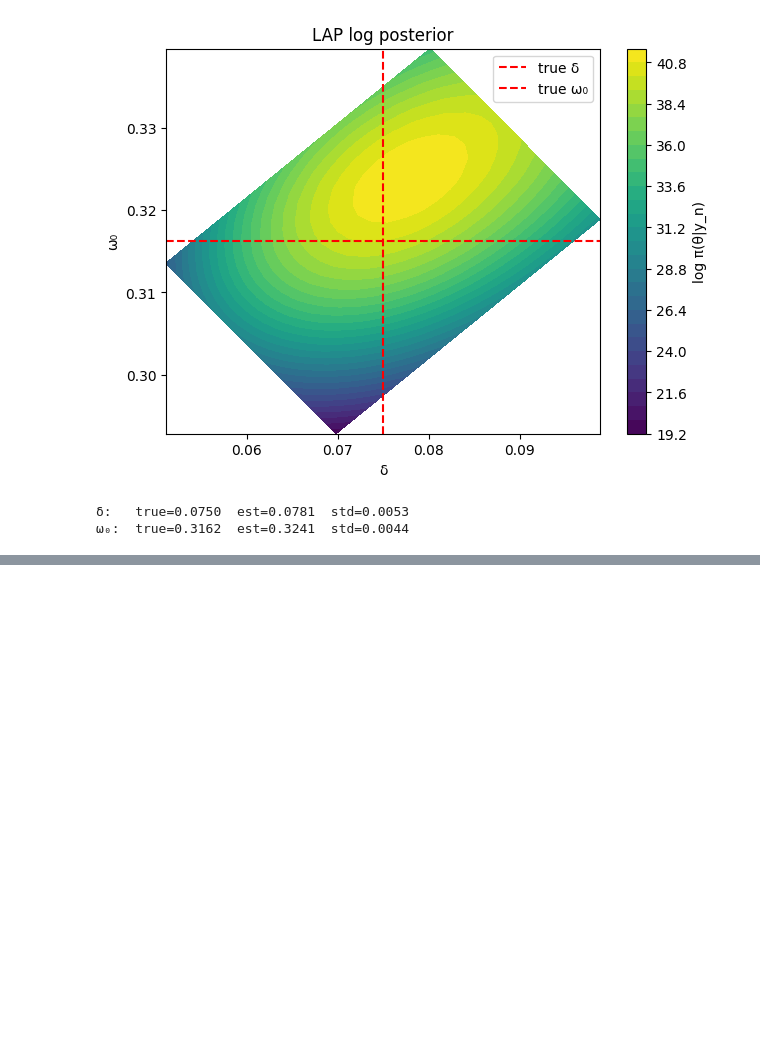
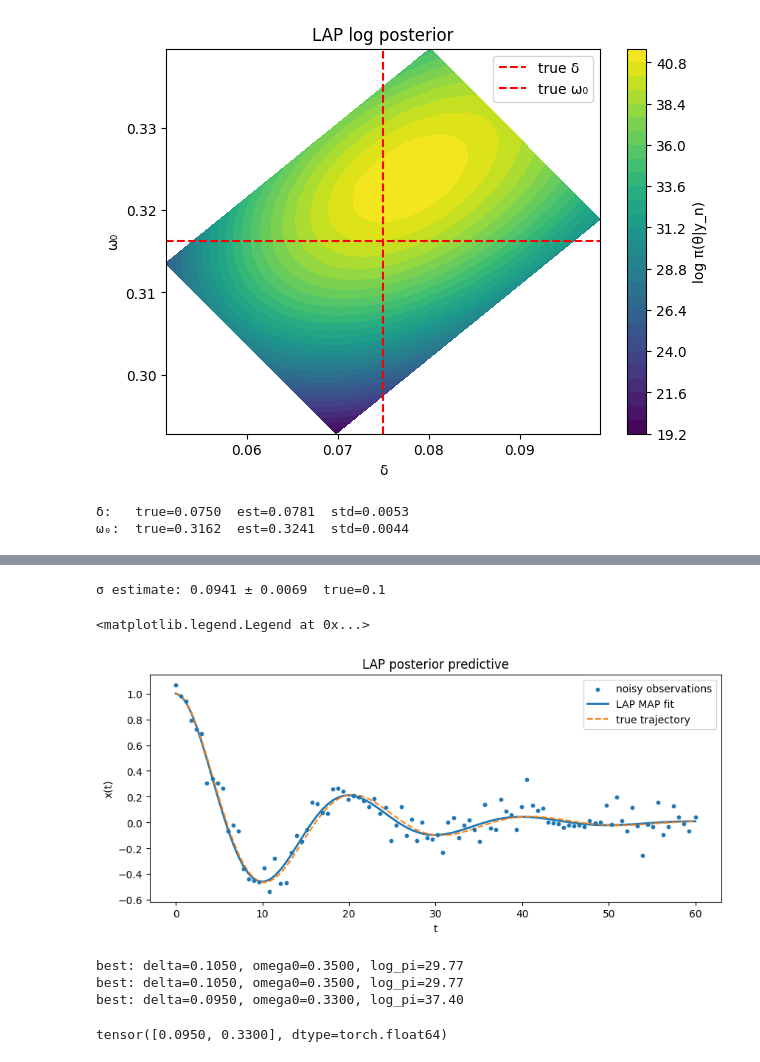
Before and after one commit to Eluyscuti/PINN-tutorial, a Jupyter notebook: laplace_transform/LAP.ipynb, the cells around one changed output, grey strips where cells are left out. Cells and saved outputs as stored; diff of their text form; code cells hidden in the pictures; blank space fills up the shorter version.

```diff
--- a/laplace_transform/LAP.ipynb
+++ b/laplace_transform/LAP.ipynb
@@ -657,0 +579,64 @@ tensor([[-59945.0860,  19923.2507],
+# %%
+sigma_samples = 1.0 / np.sqrt(tau2_samples)
+print(f"σ estimate: {np.mean(sigma_samples):.4f} ± {np.std(sigma_samples):.4f}  true=0.1")
+# %% [output]
+σ estimate: 0.0941 ± 0.0069  true=0.1
+# %%
+# use MAP estimate
+j_map, i_map  = np.unravel_index(np.argmax(pi), pi.shape)
+theta_map     = (theta0 + A @ np.array([Z0[j_map,i_map], Z1[j_map,i_map]])).numpy()
+
+f      = functools.partial(msd, delta=theta_map[0], omega0=theta_map[1])
+Y_map  = rk4_integrate(f, t_obs, x0, m_sub)
+
+pp.figure(figsize=(10,4))
+pp.scatter(t_obs, y_obs.numpy(), s=10, label='noisy observations', zorder=3)
+pp.plot(t_obs, Y_map[:,0].detach().numpy(), lw=2, label='LAP MAP fit')
+pp.plot(t_obs, y_exact, '--', label='true trajectory')
+pp.xlabel('t'); pp.ylabel('x(t)')
+pp.title('LAP posterior predictive')
+pp.legend()
+# %% [output]
+<matplotlib.legend.Legend at 0x...>
+[figure, added]
+# %%
+def coarse_to_fine_sweep(delta_range, omega0_range, n_points=5):
+    best_lp    = -np.inf
+    best_theta = None
+
+    for d in np.linspace(*delta_range,  n_points):
+        for w in np.linspace(*omega0_range, n_points):
+            lp = lap_posterior(torch.tensor([d, w], dtype=torch.float64)).item()
+            if lp > best_lp:
+                best_lp    = lp
+                best_theta = np.array([d, w])
+
+    print(f"best: delta={best_theta[0]:.4f}, omega0={best_theta[1]:.4f}, log_pi={best_lp:.2f}")
+    return best_theta, best_lp
+
+# stage 1
+best1, _ = coarse_to_fine_sweep((0.01, 0.2), (0.1, 0.6), n_points=5)
+
+# stage 2
+best2, _ = coarse_to_fine_sweep(
+    (best1[0] - 0.05, best1[0] + 0.05),
+    (best1[1] - 0.10, best1[1] + 0.10),
+    n_points=5
+)
+
+# stage 3
+best3, _ = coarse_to_fine_sweep(
+    (best2[0] - 0.01, best2[0] + 0.01),
+    (best2[1] - 0.02, best2[1] + 0.02),
+    n_points=5
+)
+
+theta0 = torch.tensor(best3, dtype=torch.float64)
+# %% [output]
+best: delta=0.1050, omega0=0.3500, log_pi=29.77
+best: delta=0.1050, omega0=0.3500, log_pi=29.77
+best: delta=0.0950, omega0=0.3300, log_pi=37.40
+# %%
+print(theta0)
+# %% [output]
+tensor([0.0950, 0.3300], dtype=torch.float64)
```
Also changed, not shown: parts of 13 cells of this notebook.
